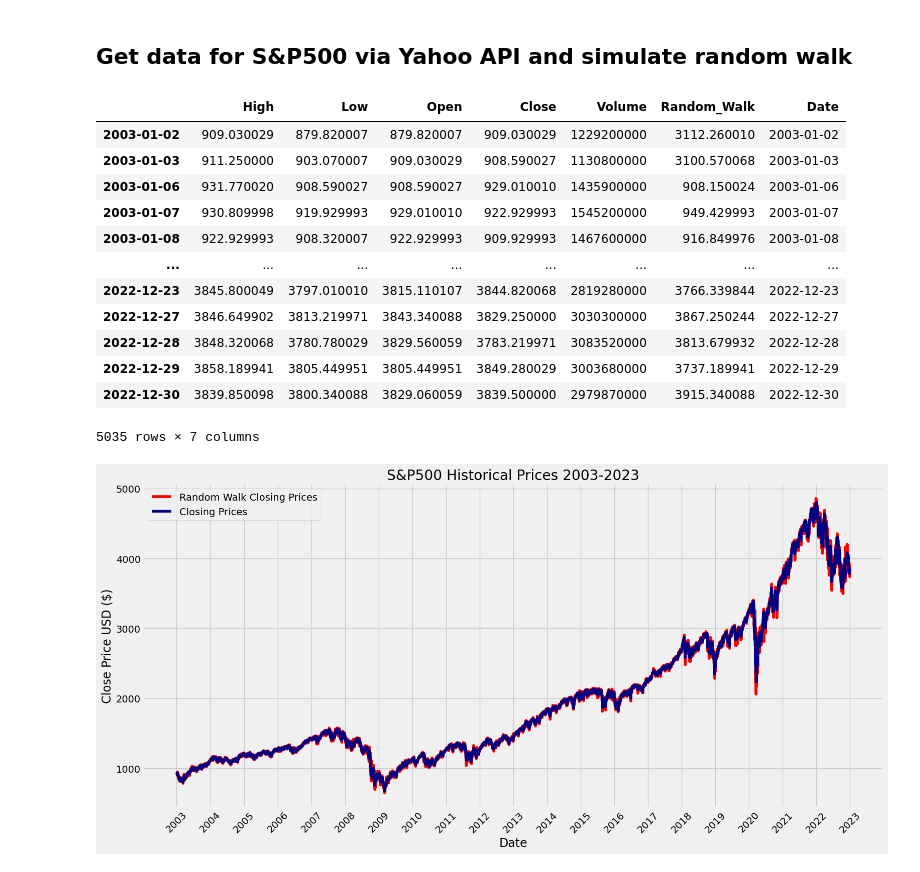
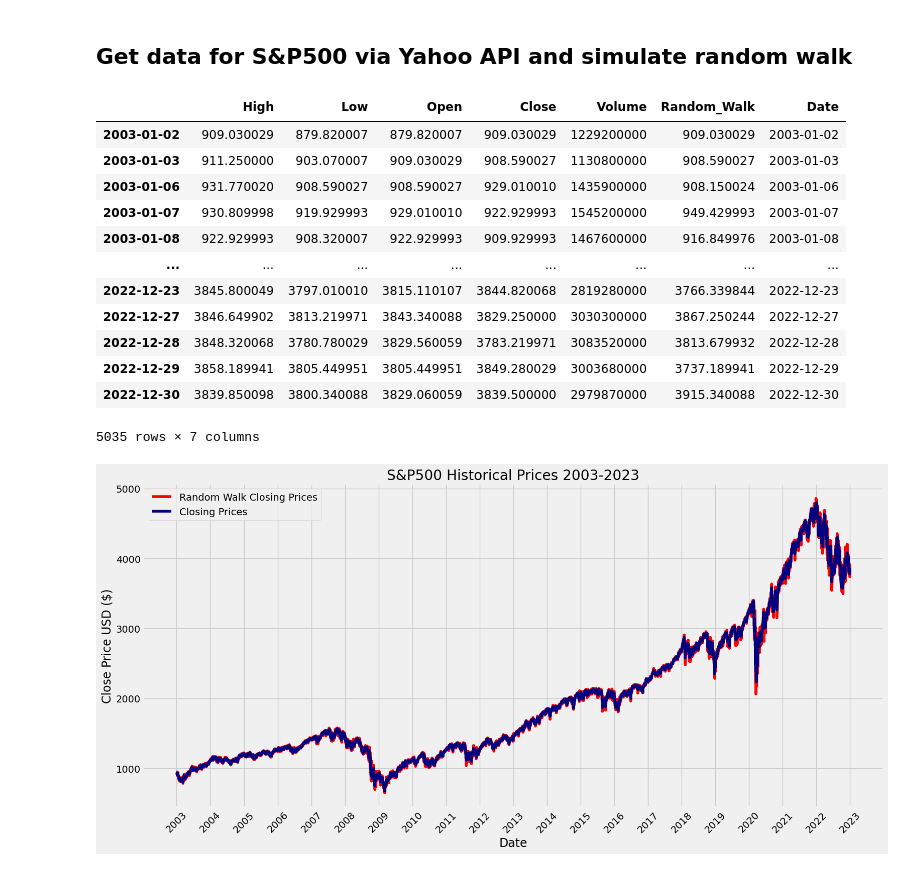
Before and after one commit to odamgaard/Seminar-Applied-Corporate-Finance, a Jupyter notebook: Project/Neural Network (S&P500).ipynb, the cells around one changed output. Cells and saved outputs as stored; diff of their text form; code cells hidden in the pictures.

```diff
--- a/Project/Neural Network (S&P500).ipynb
+++ b/Project/Neural Network (S&P500).ipynb
@@ -23,36 +23,36 @@ from sklearn.model_selection import TimeSeriesSplit
 pd.options.mode.chained_assignment = None
 
 # Define the date range for data retrieval
 start_date = datetime.datetime(2003, 1, 1)
 end_date = datetime.datetime(2023, 1, 1)
 
 # Fetch S&P500 data using Yahoo Finance
 sp500 = yf.Ticker('^GSPC')
 sp500_data = sp500.history(period="1d", start=start_date, end=end_date)
 
 # Remove the time zone information from the date index
 sp500_data.index = sp500_data.index.date
 
 # Remove the specified columns and reorder the remaining ones
 df = sp500_data[['High', 'Low', 'Open', 'Close', 'Volume']]
 
 # Add a random walk column
-random_walk = [3112.260010,3100.570068]
+random_walk = [909.030029,908.590027]
 for _ in range(2, len(df)):
     close_t_minus_1 = df['Close'].iloc[_ - 1]
     close_t_minus_2 = df['Close'].iloc[_ - 2]
     e = close_t_minus_1 - close_t_minus_2  # Change e to be the difference between close_t-1 and close_t-2
     random_walk.append(close_t_minus_1 + e)
 
 df['Random_Walk'] = random_walk
 df['Date'] = df.index
 
 # Display the DataFrame
 df
 # %% [output]
 |  | High | Low | Open | Close | Volume | Random_Walk | Date |
-| 2003-01-02 | 909.030029 | 879.820007 | 879.820007 | 909.030029 | 1229200000 | 3112.260010 | 2003-01-02 |
-| 2003-01-03 | 911.250000 | 903.070007 | 909.030029 | 908.590027 | 1130800000 | 3100.570068 | 2003-01-03 |
+| 2003-01-02 | 909.030029 | 879.820007 | 879.820007 | 909.030029 | 1229200000 | 909.030029 | 2003-01-02 |
+| 2003-01-03 | 911.250000 | 903.070007 | 909.030029 | 908.590027 | 1130800000 | 908.590027 | 2003-01-03 |
 | 2003-01-06 | 931.770020 | 908.590027 | 908.590027 | 929.010010 | 1435900000 | 908.150024 | 2003-01-06 |
 | 2003-01-07 | 930.809998 | 919.929993 | 929.010010 | 922.929993 | 1545200000 | 949.429993 | 2003-01-07 |
 | 2003-01-08 | 922.929993 | 908.320007 | 922.929993 | 909.929993 | 1467600000 | 916.849976 | 2003-01-08 |
```
Also changed, not shown: parts of 21 cells of this notebook, 43 other files.
